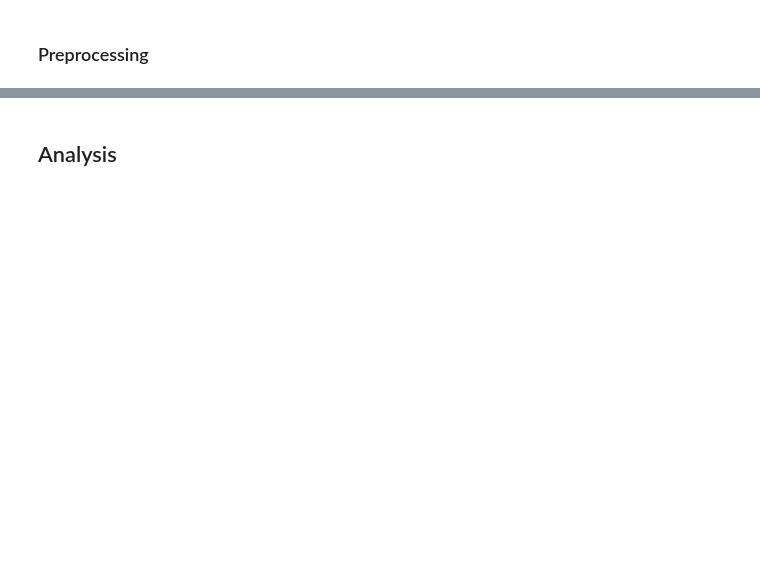
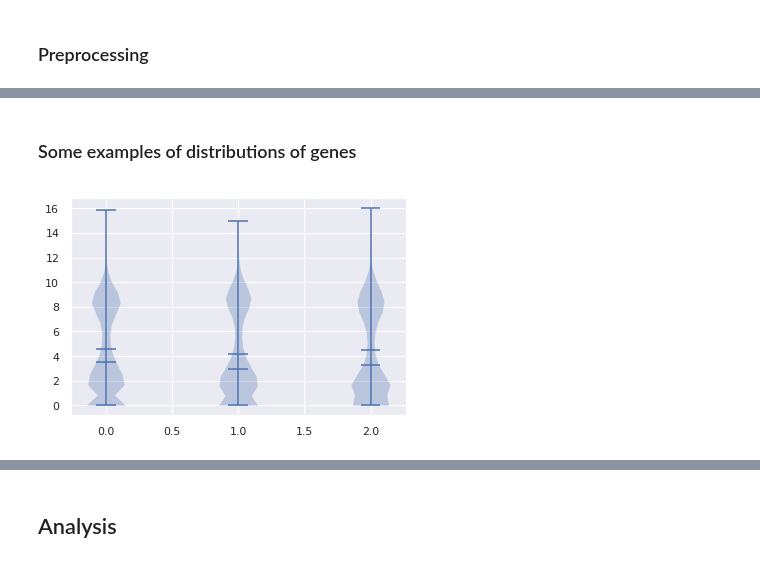
Before and after one commit to tobias-beers/RNA_visualization, a Jupyter notebook: Code/PyStan/Hierarchical_model_nestorowa.ipynb, the cells around one changed output, grey strips where cells are left out. Drawn from its saved outputs; the diff is of its cells as text; code cells hidden in the pictures; blank space fills up the shorter version.

```diff
--- a/Code/PyStan/Hierarchical_model_nestorowa.ipynb
+++ b/Code/PyStan/Hierarchical_model_nestorowa.ipynb
@@ -95,6 +93,0 @@ print((N,D))
-# %%
-sns.set()
-genes = np.random.choice(list(range(D)), p= np.std(data,axis=0)/sum(np.std(data,axis=0)), size=10, replace=False)
-for i in range(10):
-    plt.hist(data[:,genes[i]], bins=100)
-    plt.show()
@@ -188,0 +131,8 @@ np.shape(cropped_data)
+# %% [markdown]
+### Some examples of distributions of genes
+# %%
+plotdata = [np.concatenate(cropped_data[labels==i,:]) for i in range(len(set(labels)))]
+plt.violinplot(plotdata, range(len(set(labels))), points=20, widths=0.3,showmeans=True, showextrema=True, showmedians=True)
+plt.show()
+# %% [output]
+[figure, added]
```
Also changed, not shown: parts of 31 cells of this notebook, 8 other files.
